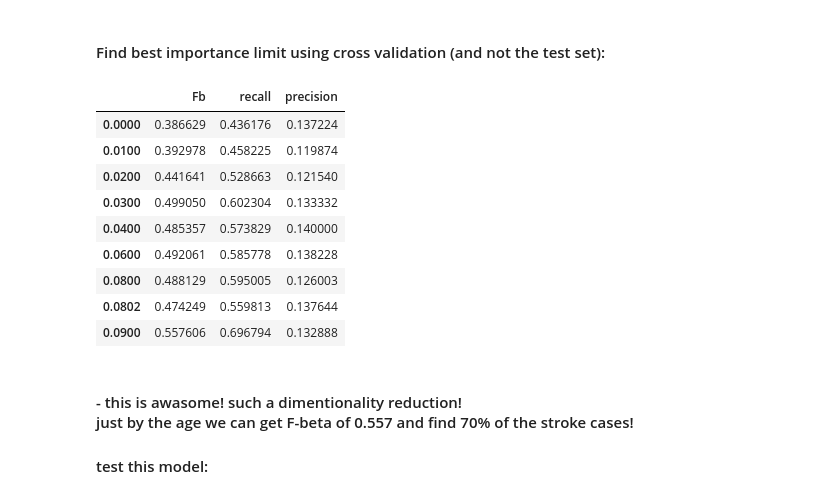
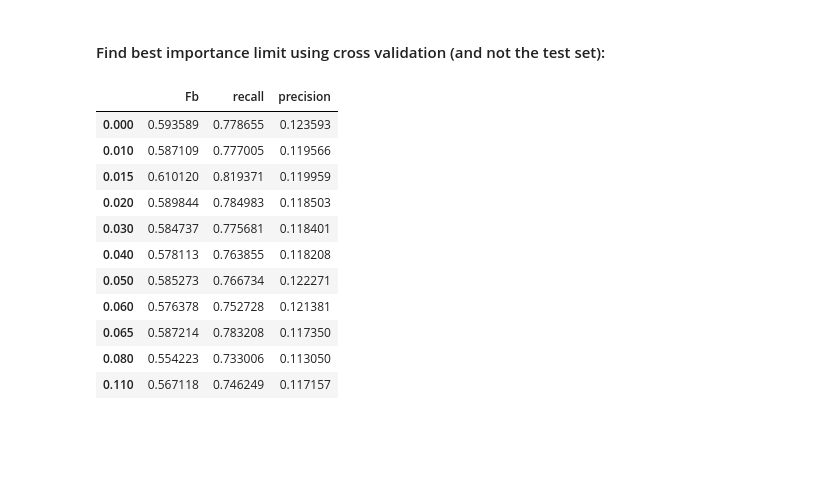
Before and after one commit to idankam/DataScienceCourseProject, a Jupyter notebook: Classification Notebook.ipynb, the cells around one changed output. Drawn from its saved outputs; the diff is of its cells as text; code cells hidden in the pictures; blank space fills up the shorter version.

```diff
--- a/Classification Notebook.ipynb
+++ b/Classification Notebook.ipynb
@@ -1576,7 +1576,7 @@ def Fb_recall_precision(model, X_train, y_train, X_test, y_test):
 
 beta = 4
 kf = KFold(n_splits=5, random_state=42, shuffle=True)
-def Fb_recall_precision_CV(model, X_train, y_train, X_test, y_test):
+def Fb_recall_precision_CV(model, X_train, y_train):
     recall = cross_val_score(model, X_train, y_train, scoring='recall', cv=kf).mean()
     precision = cross_val_score(model, X_train, y_train, scoring='precision', cv=kf).mean()
     fb_score = (1+beta**2)*precision*recall / ((beta**2)*precision + recall)
@@ -1739,7 +1739,7 @@ dtype: float64
 # %% [markdown]
 #### Find best importance limit using cross validation (and not the test set):
 # %%
-importance_limit = [0, 0.01, 0.02, 0.03, 0.04, 0.06, 0.08, 0.0802, 0.09]
+importance_limit = [0, 0.01, 0.02, 0.03, 0.04, 0.06, 0.08, 0.083, 0.09]
 
 Fb_list = []
 recall_list = []
@@ -1751,14 +1751,8 @@ current_best_pipeline_RFC = Pipeline([
 
 for limit in importance_limit:
     X_tr_copy = copy_by_imp_limit(X_train_scaled, limit, feature_imp)
-    X_test_copy = copy_by_imp_limit(X_test_scaled, limit, feature_imp)
 
-    Fb_score, recall, precision = Fb_recall_precision_CV(current_best_pipeline_RFC, X_tr_copy, y_train, X_test_copy, y_test)
-#     model.fit(X_tr_copy, y_train_upsamle)
-#     pred_y = model.predict(X_test_copy)
-#     fb_score = metrics.fbeta_score(y_test, pred_y, beta=4)
-#     recall = metrics.recall_score(y_test, pred_y)
-#     precision = metrics.precision_score(y_test, pred_y)
+    Fb_score, recall, precision = Fb_recall_precision_CV(current_best_pipeline_RFC, X_tr_copy, y_train)
 
     Fb_list.append(Fb_score)
     recall_list.append(recall)
@@ -1969,45 +1961,38 @@ dtype: float64
 # %% [markdown]
 #### Find best importance limit using cross validation (and not the test set):
 # %%
-importance_limit = [0, 0.01, , 0.015, 0.02, 0.03, 0.04, 0.05, 0.06, 0.08, 0.11]
+importance_limit = [0, 0.01, 0.015, 0.02, 0.03, 0.04, 0.05, 0.06, 0.065, 0.08, 0.11]
 
 Fb_list = []
 recall_list = []
 precision_list = []
 
 current_best_pipeline_RFC = Pipeline([
     ('sampling', SMOTE(random_state=42)),
     ('classification', best_rfc_model)])
 
 for limit in importance_limit:
     X_tr_copy = copy_by_imp_limit(X_train_scaled, limit, feature_imp)
     X_test_copy = copy_by_imp_limit(X_test_scaled, limit, feature_imp)
 
-    Fb_score, recall, precision = Fb_recall_precision_CV(current_best_pipeline_RFC, X_tr_copy, y_train, X_test_copy, y_test)
-#     model.fit(X_tr_copy, y_train_upsamle)
-#     pred_y = model.predict(X_test_copy)
-#     fb_score = metrics.fbeta_score(y_test, pred_y, beta=4)
-#     recall = metrics.recall_score(y_test, pred_y)
-#     precision = metrics.precision_score(y_test, pred_y)
+    Fb_score, recall, precision = Fb_recall_precision_CV(current_best_pipeline_RFC, X_tr_copy, y_train)
 
     Fb_list.append(Fb_score)
     recall_list.append(recall)
     precision_list.append(precision)
 
 limits = df_Fb_recall_precision(Fb_list, recall_list, precision_list)
 limits
 # %% [output]
 |  | Fb | recall | precision |
-| 0.0000 | 0.386629 | 0.436176 | 0.137224 |
-| 0.0100 | 0.392978 | 0.458225 | 0.119874 |
-| 0.0200 | 0.441641 | 0.528663 | 0.121540 |
-| 0.0300 | 0.499050 | 0.602304 | 0.133332 |
-| 0.0400 | 0.485357 | 0.573829 | 0.140000 |
-| 0.0600 | 0.492061 | 0.585778 | 0.138228 |
-| 0.0800 | 0.488129 | 0.595005 | 0.126003 |
-| 0.0802 | 0.474249 | 0.559813 | 0.137644 |
-| 0.0900 | 0.557606 | 0.696794 | 0.132888 |
+| 0.000 | 0.593589 | 0.778655 | 0.123593 |
+| 0.010 | 0.587109 | 0.777005 | 0.119566 |
+| 0.015 | 0.610120 | 0.819371 | 0.119959 |
+| 0.020 | 0.589844 | 0.784983 | 0.118503 |
+| 0.030 | 0.584737 | 0.775681 | 0.118401 |
+| 0.040 | 0.578113 | 0.763855 | 0.118208 |
+| 0.050 | 0.585273 | 0.766734 | 0.122271 |
+| 0.060 | 0.576378 | 0.752728 | 0.121381 |
+| 0.065 | 0.587214 | 0.783208 | 0.117350 |
+| 0.080 | 0.554223 | 0.733006 | 0.113050 |
+| 0.110 | 0.567118 | 0.746249 | 0.117157 |
-# %% [markdown]
-#### - this is awasome! such a dimentionality reduction!<br> just by the age we can get F-beta of 0.557 and find 70% of the stroke cases!
-
-#### test this model:
```
Also changed, not shown: parts of 34 cells of this notebook.
